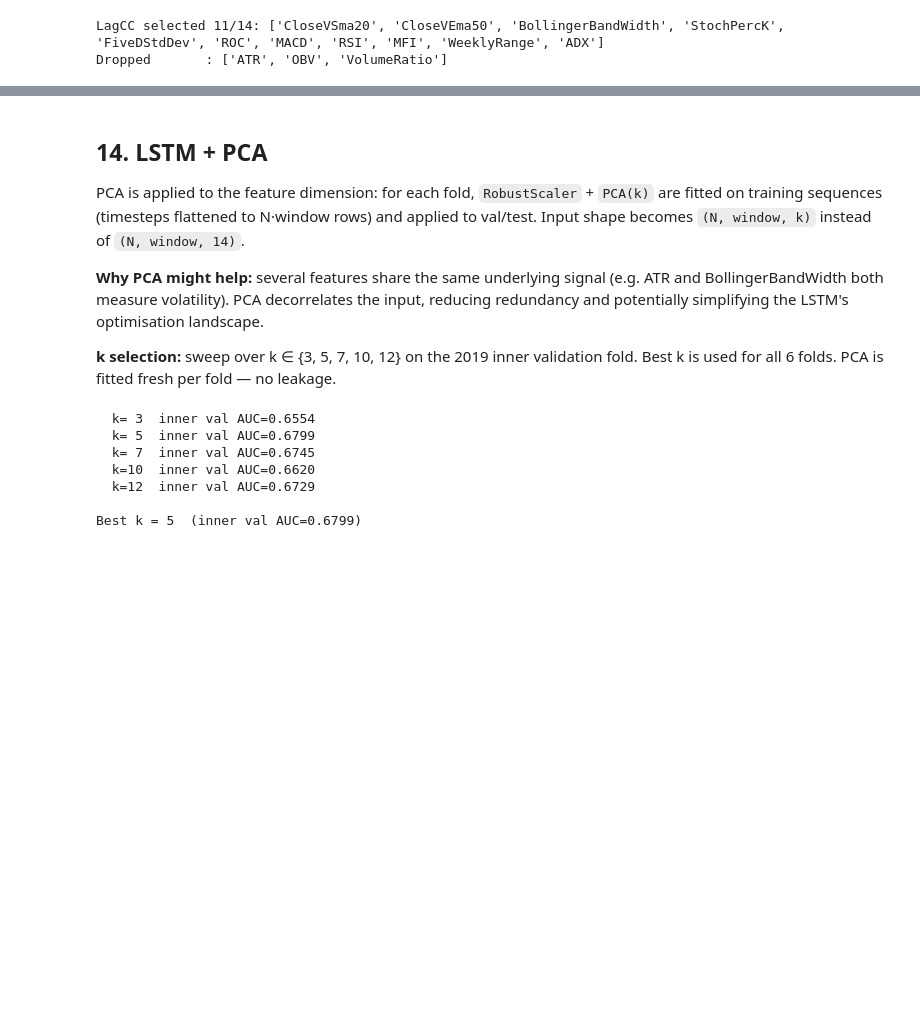
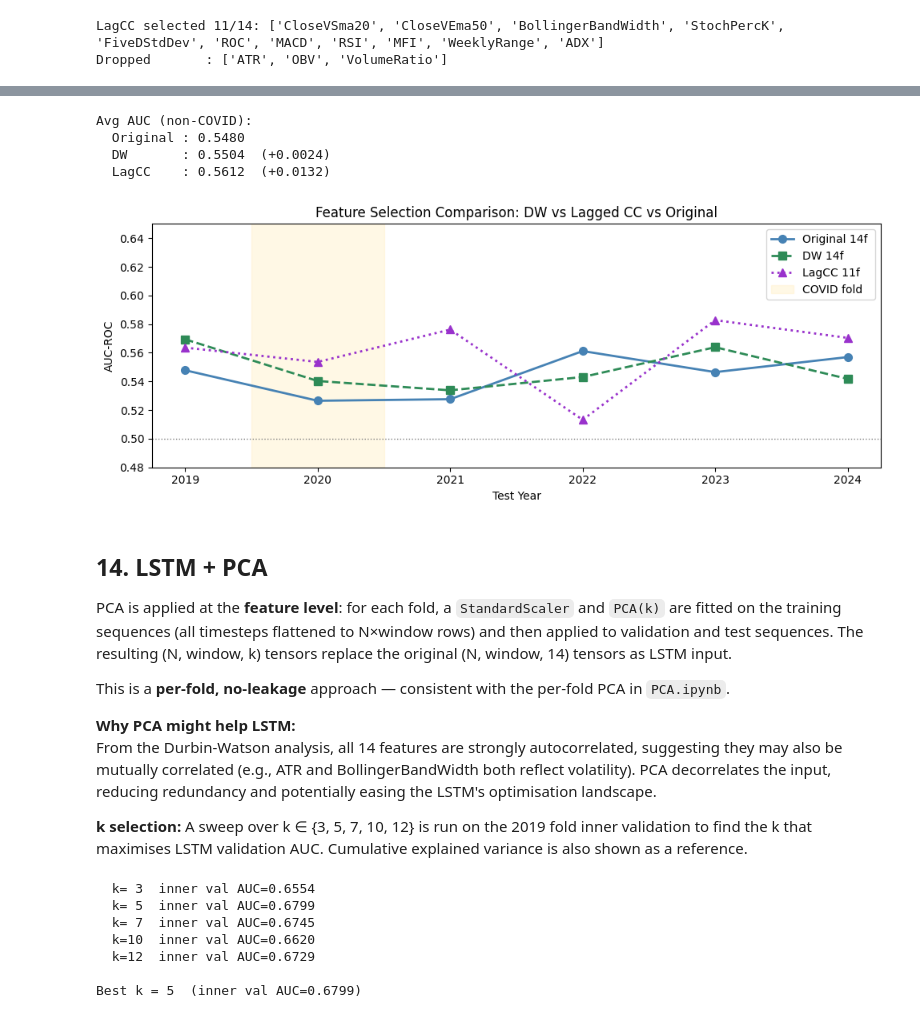
Before and after one commit to Drew-A-Hill/ml-weekend-gap-prediction, a Jupyter notebook: notebooks/lstm_auto_correlated_metric.ipynb, the cells around one changed output, grey strips where cells are left out. Drawn from its saved outputs; the diff is of its cells as text; code cells hidden in the pictures; blank space fills up the shorter version.

```diff
--- a/notebooks/lstm_auto_correlated_metric.ipynb
+++ b/notebooks/lstm_auto_correlated_metric.ipynb
@@ -911,39 +910,48 @@ results_ac_df, *_ = run_walkforward(X_ac_all, 'LagCC')
 # %%
 test_yrs = [f['test_year'] for f in FOLDS]
 
 def nc_avg(df):
     return df[df.index != 2020]['AUC-ROC'].mean()
 
 orig_avg = nc_avg(results_df)
 dw_avg   = nc_avg(results_dw_df)
 ac_avg   = nc_avg(results_ac_df)
 
 print(f'Avg AUC (non-COVID):')
 print(f'  Original : {orig_avg:.4f}')
 print(f'  DW       : {dw_avg:.4f}  ({dw_avg-orig_avg:+.4f})')
 print(f'  LagCC    : {ac_avg:.4f}  ({ac_avg-orig_avg:+.4f})')
 
 fig, ax = plt.subplots(figsize=(10, 4))
 ax.plot(test_yrs, results_df['AUC-ROC'],    'o-',  color='steelblue', lw=2, ms=7,
-        label=f'Original 14f (avg {orig_avg:.4f})')
+        label=f'Original 14f ')
 ax.plot(test_yrs, results_dw_df['AUC-ROC'], 's--', color='seagreen',  lw=2, ms=7,
-        label=f'DW {len(dw_features)}f (avg {dw_avg:.4f})')
+        label=f'DW {len(dw_features)}f ')
 ax.plot(test_yrs, results_ac_df['AUC-ROC'], '^:',  color='darkorchid',lw=2, ms=7,
-        label=f'LagCC {len(lagcc_features)}f (avg {ac_avg:.4f})')
+        label=f'LagCC {len(lagcc_features)}f ')
 ax.axhline(0.5, color='grey', ls=':', lw=1)
 ax.axvspan(2019.5, 2020.5, color='#fff3cd', alpha=0.5, label='COVID fold')
 ax.set_xlabel('Test Year'); ax.set_ylabel('AUC-ROC')
 ax.set_title('Feature Selection Comparison: DW vs Lagged CC vs Original')
 ax.legend(); ax.set_ylim(0.48, 0.65)
 plt.tight_layout(); plt.show()
+# %% [output]
+Avg AUC (non-COVID):
+  Original : 0.5480
+  DW       : 0.5504  (+0.0024)
+  LagCC    : 0.5612  (+0.0132)
+[figure, added]
 # %% [markdown]
 ## 14. LSTM + PCA
 
-PCA is applied to the feature dimension: for each fold, `RobustScaler` + `PCA(k)` are fitted on training sequences (timesteps flattened to N·window rows) and applied to val/test. Input shape becomes `(N, window, k)` instead of `(N, window, 14)`.
+PCA is applied at the **feature level**: for each fold, a `StandardScaler` and `PCA(k)` are fitted on the training sequences (all timesteps flattened to N×window rows) and then applied to validation and test sequences. The resulting (N, window, k) tensors replace the original (N, window, 14) tensors as LSTM input.
 
-**Why PCA might help:** several features share the same underlying signal (e.g. ATR and BollingerBandWidth both measure volatility). PCA decorrelates the input, reducing redundancy and potentially simplifying the LSTM's optimisation landscape.
+This is a **per-fold, no-leakage** approach — consistent with the per-fold PCA in `PCA.ipynb`.
 
-**k selection:** sweep over k ∈ {3, 5, 7, 10, 12} on the 2019 inner validation fold. Best k is used for all 6 folds. PCA is fitted fresh per fold — no leakage.
+**Why PCA might help LSTM:**
+From the Durbin-Watson analysis, all 14 features are strongly autocorrelated, suggesting they may also be mutually correlated (e.g., ATR and BollingerBandWidth both reflect volatility). PCA decorrelates the input, reducing redundancy and potentially easing the LSTM's optimisation landscape.
+
+**k selection:** A sweep over k ∈ {3, 5, 7, 10, 12} is run on the 2019 fold inner validation to find the k that maximises LSTM validation AUC. Cumulative explained variance is also shown as a reference.
 # %%
 from sklearn.decomposition import PCA
 
```
Also changed, not shown: parts of 24 cells of this notebook, 11 other files.
